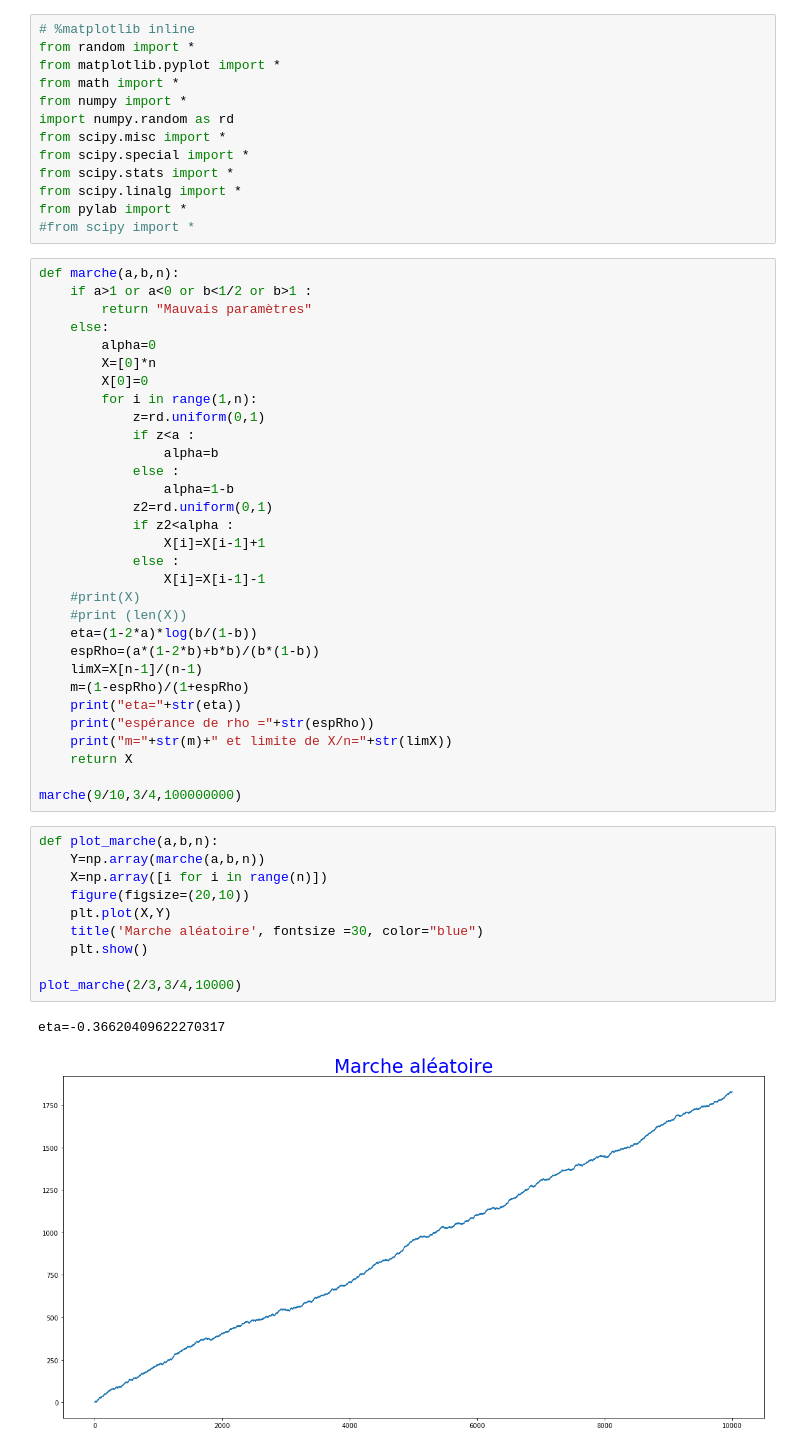
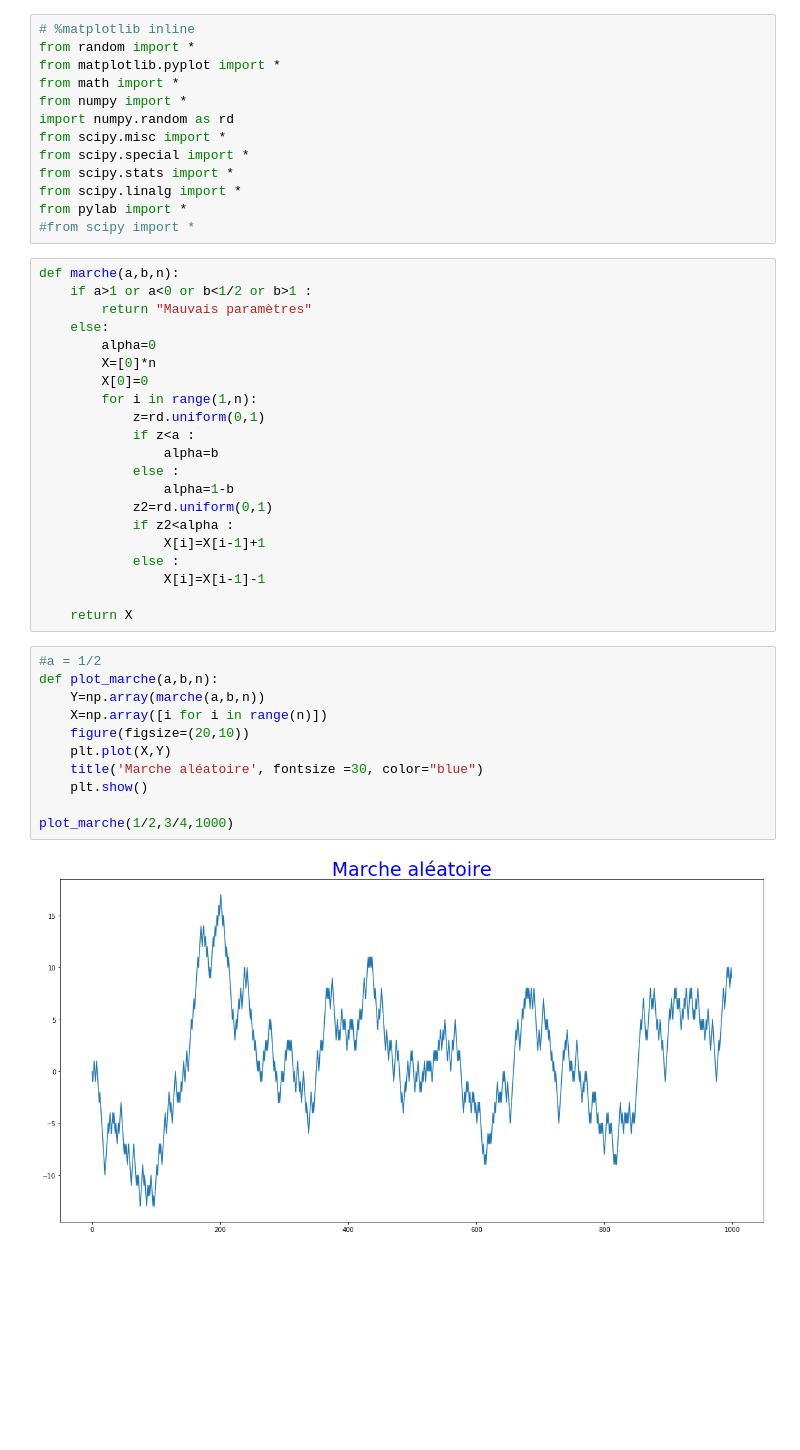
Before and after one commit to maoryy/Marches-aleatoires-en-milieu-aleatoire, a Jupyter notebook: Projet MAMA.ipynb, the cells around one changed output. Cells and saved outputs as stored; diff of their text form; blank space fills up the shorter version.

```diff
--- a/Projet MAMA.ipynb
+++ b/Projet MAMA.ipynb
@@ -30,28 +30,18 @@ def marche(a,b,n):
                 X[i]=X[i-1]+1
             else :
                 X[i]=X[i-1]-1
-    #print(X)
-    #print (len(X))
-    eta=(1-2*a)*log(b/(1-b))
-    espRho=(a*(1-2*b)+b*b)/(b*(1-b))
-    limX=X[n-1]/(n-1)
-    m=(1-espRho)/(1+espRho)
-    print("eta="+str(eta))
-    print("espérance de rho ="+str(espRho))
-    print("m="+str(m)+" et limite de X/n="+str(limX))
+
     return X
-
-marche(9/10,3/4,100000000)
 # %%
+#a = 1/2
 def plot_marche(a,b,n):
     Y=np.array(marche(a,b,n))
     X=np.array([i for i in range(n)])
     figure(figsize=(20,10))
     plt.plot(X,Y)
     title('Marche aléatoire', fontsize =30, color="blue")
     plt.show()
 
-plot_marche(2/3,3/4,10000)
+plot_marche(1/2,3/4,1000)
 # %% [output]
-eta=-0.36620409622270317
-[figure, old version]
+[figure, new version]
```
Also changed, not shown: parts of 5 cells of this notebook.
